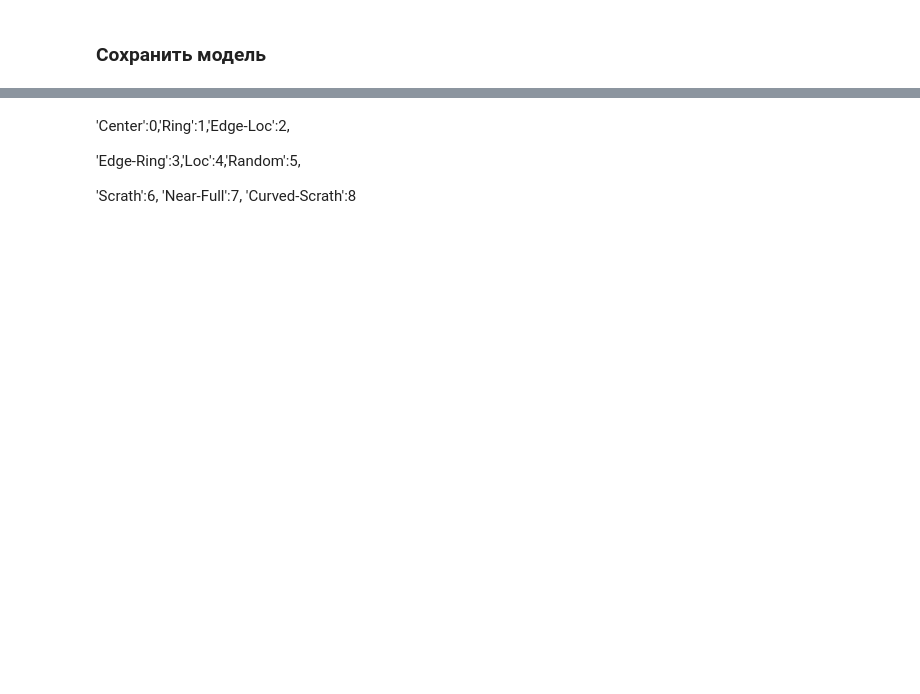
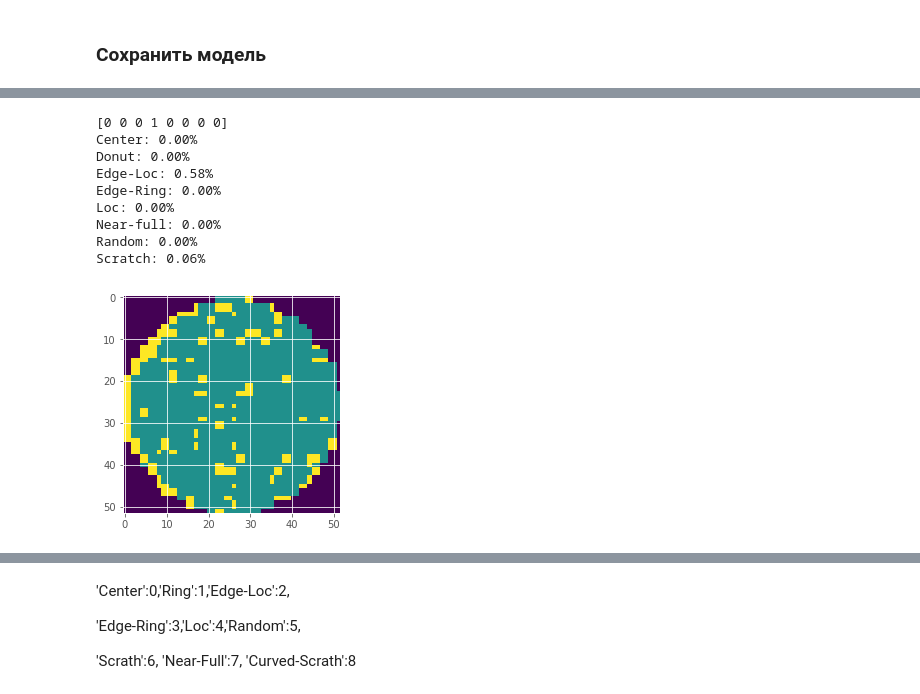
Before and after one commit to Keleas/Wafer_maps, a Jupyter notebook: WM-811k Wafermap.ipynb, the cells around one changed output, grey strips where cells are left out. Saved outputs shown, nothing was run; the diff lists cells and outputs as text; code cells hidden in the pictures; blank space fills up the shorter version.

```diff
--- a/WM-811k Wafermap.ipynb
+++ b/WM-811k Wafermap.ipynb
@@ -520,9 +611,14 @@ plt.legend(loc="upper left");
 for layer in model.layers[:20]:
     layer.trainable = False
 
+model.compile(optimizer=Adam(1e-4, decay=1e-6),
+              loss="categorical_crossentropy",
+              metrics=["accuracy",
+                      metrics.categorical_accuracy])
+
 net = model.fit_generator(gen_train_cat,
                           steps_per_epoch = 100,
-                          epochs = EPOCHS//2,
+                          epochs = 20,
                           validation_data = gen_valid_cat,
                           validation_steps = 320,
                           callbacks = callbacks_list,
@@ -536,6 +650,11 @@ gen_valid_mul = make_image_gen_mul(validate)
 
 aug_gen_mul = create_aug_gen(make_image_gen_mul(train))
 
+model.compile(optimizer=Adam(1e-4, decay=1e-6),
+              loss="categorical_crossentropy",
+              metrics=["accuracy",
+                      metrics.categorical_accuracy])
+
 net = model.fit_generator(gen_train_mul,
                           steps_per_epoch = 100,
                           epochs = EPOCHS,
@@ -573,12 +712,12 @@ out_map = []
 out_class = []
 for index, row in real_test.iterrows():
     out_map += [np.expand_dims(row.waferMap, -1)]
-    out_class += [row.failureNum]
+    out_class += [row.failureType[0]]
 
 out_map = np.array(out_map)
-out_map = out_map.reshape(out_map.shape[0], 92, 92, 1)
+out_map = out_map.reshape(out_map.shape[0], IMAGE_DIMS[0], IMAGE_DIMS[1], 1)
 out_map = np.stack(out_map, 0)
-out_class = np.array(np_utils.to_categorical(out_class, num_classes=9))
+out_class = mlb.transform(out_class)
 # %%
 %%time
 y_test_pred = model.predict(out_map)
@@ -588,12 +730,23 @@ print(y_test_pred.shape, y_test.shape)
 # %%
-n = 78
+n = 9999
 print((y_test[n]))
 
 for (label, p) in zip(mlb.classes_, y_test_pred[n]):
     print("{}: {:.2f}%".format(label, p * 100))
 
 
 plt.imshow(out_map[n][:,:,0]);
+# %% [output]
+[0 0 0 1 0 0 0 0]
+Center: 0.00%
+Donut: 0.00%
+Edge-Loc: 0.58%
+Edge-Ring: 0.00%
+Loc: 0.00%
+Near-full: 0.00%
+Random: 0.00%
+Scratch: 0.06%
+[figure, added]
 # %%
 import itertools
 from sklearn.metrics import confusion_matrix
```
Also changed, not shown: parts of 25 cells of this notebook.
